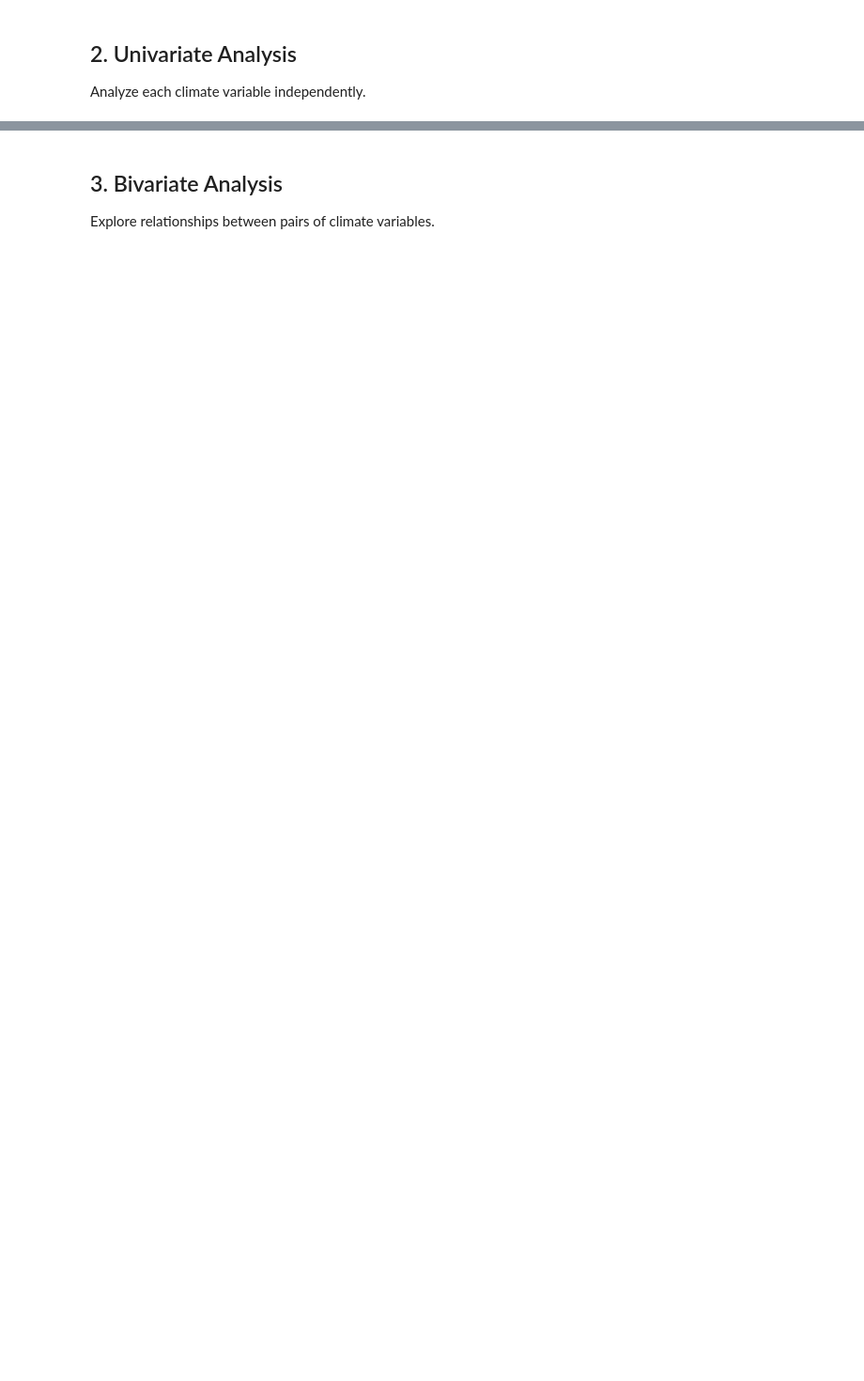
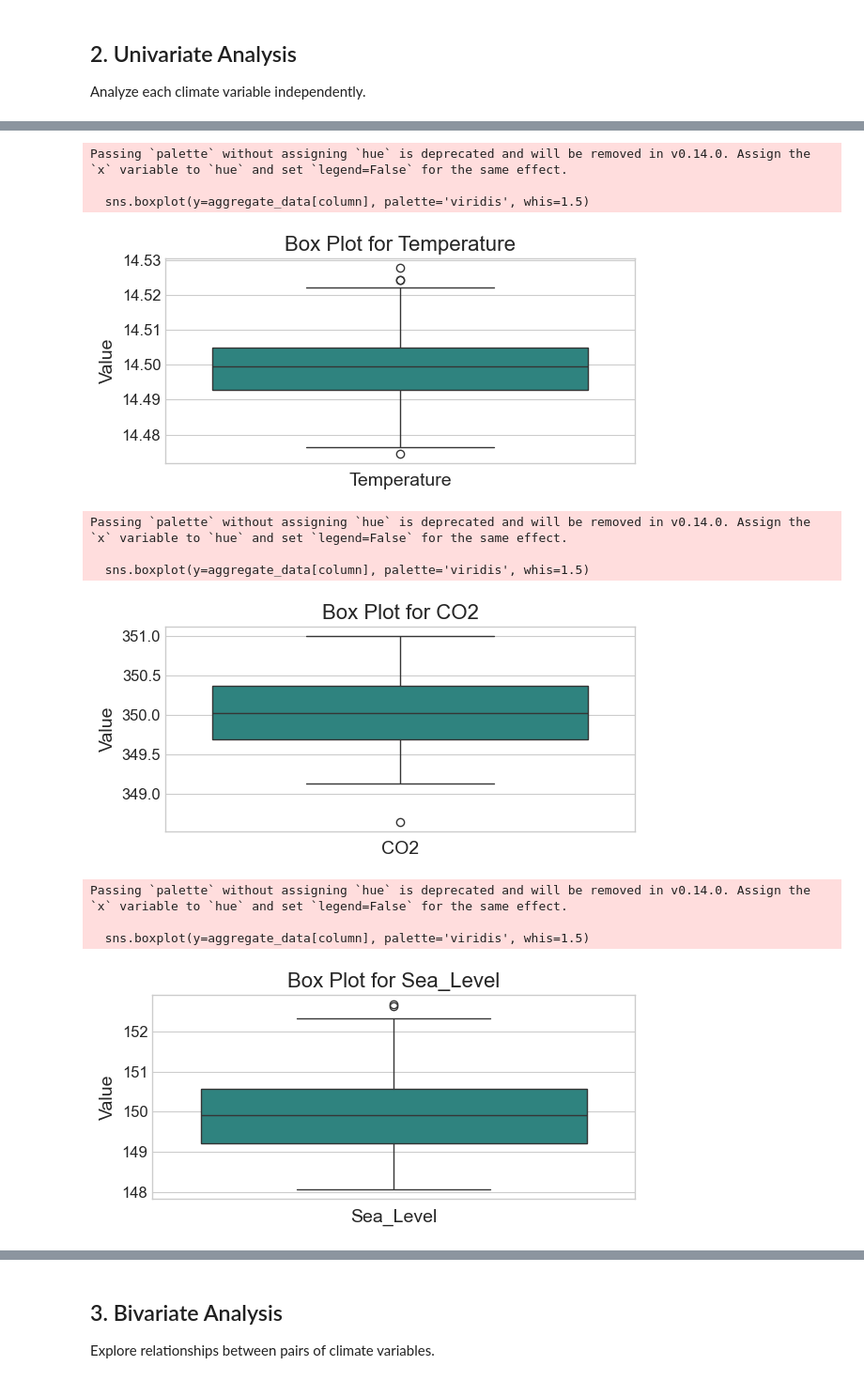
Before and after one commit to Omdena-NIC-Nepal/complete-eda-team-proactive, a Jupyter notebook: starter-notebook.ipynb, the cells around one changed output, grey strips where cells are left out. Shown at 94% size. Cells and saved outputs as stored; diff of their text form; code cells hidden in the pictures; blank space fills up the shorter version.

```diff
--- a/starter-notebook.ipynb
+++ b/starter-notebook.ipynb
@@ -41,0 +60,10 @@ print(df.isnull().sum())
+# %%
+# TODO: Aggregate data by year to create a 124-year time series
+#aggregate_data = df.groupby('Year').agg(['mean'])
+aggregate_data = df.groupby('Year').mean().reset_index()
+# Display the first few rows of the aggregated dataset
+print(aggregate_data.head(10))
+# Now rename columns to keep the original names
+#aggregate_data.columns = [col[0] for col in aggregate_data.columns]  # Flatten column names
+#variables = ['Global Average Temperature (°C)', 'CO2 Concentration (ppm)','Sea Level Rise (mm)', 'Arctic Ice Area (million km²)']
+#print(aggregate_data[variables].describe())
@@ -49,0 +152,25 @@ Analyze each climate variable independently.
+# %%
+# Plot Boxplots
+for column in variables:
+    plt.figure(figsize=(6, 3))
+    sns.boxplot(y=aggregate_data[column], palette='viridis', whis=1.5)
+    plt.title(f'Box Plot for {column}', fontsize=16)
+    plt.xlabel(column, fontsize=14)
+    plt.ylabel('Value', fontsize=14)
+    plt.xticks(fontsize=12)
+    plt.yticks(fontsize=12)
+    plt.tight_layout()
+    plt.show()
+# %% [output]
+Passing `palette` without assigning `hue` is deprecated and will be removed in v0.14.0. Assign the `x` variable to `hue` and set `legend=False` for the same effect.
+
+  sns.boxplot(y=aggregate_data[column], palette='viridis', whis=1.5)
+[figure, added]
+Passing `palette` without assigning `hue` is deprecated and will be removed in v0.14.0. Assign the `x` variable to `hue` and set `legend=False` for the same effect.
+
+  sns.boxplot(y=aggregate_data[column], palette='viridis', whis=1.5)
+[figure, added]
+Passing `palette` without assigning `hue` is deprecated and will be removed in v0.14.0. Assign the `x` variable to `hue` and set `legend=False` for the same effect.
+
+  sns.boxplot(y=aggregate_data[column], palette='viridis', whis=1.5)
+[figure, added]
```
Also changed, not shown: parts of 20 cells of this notebook.
